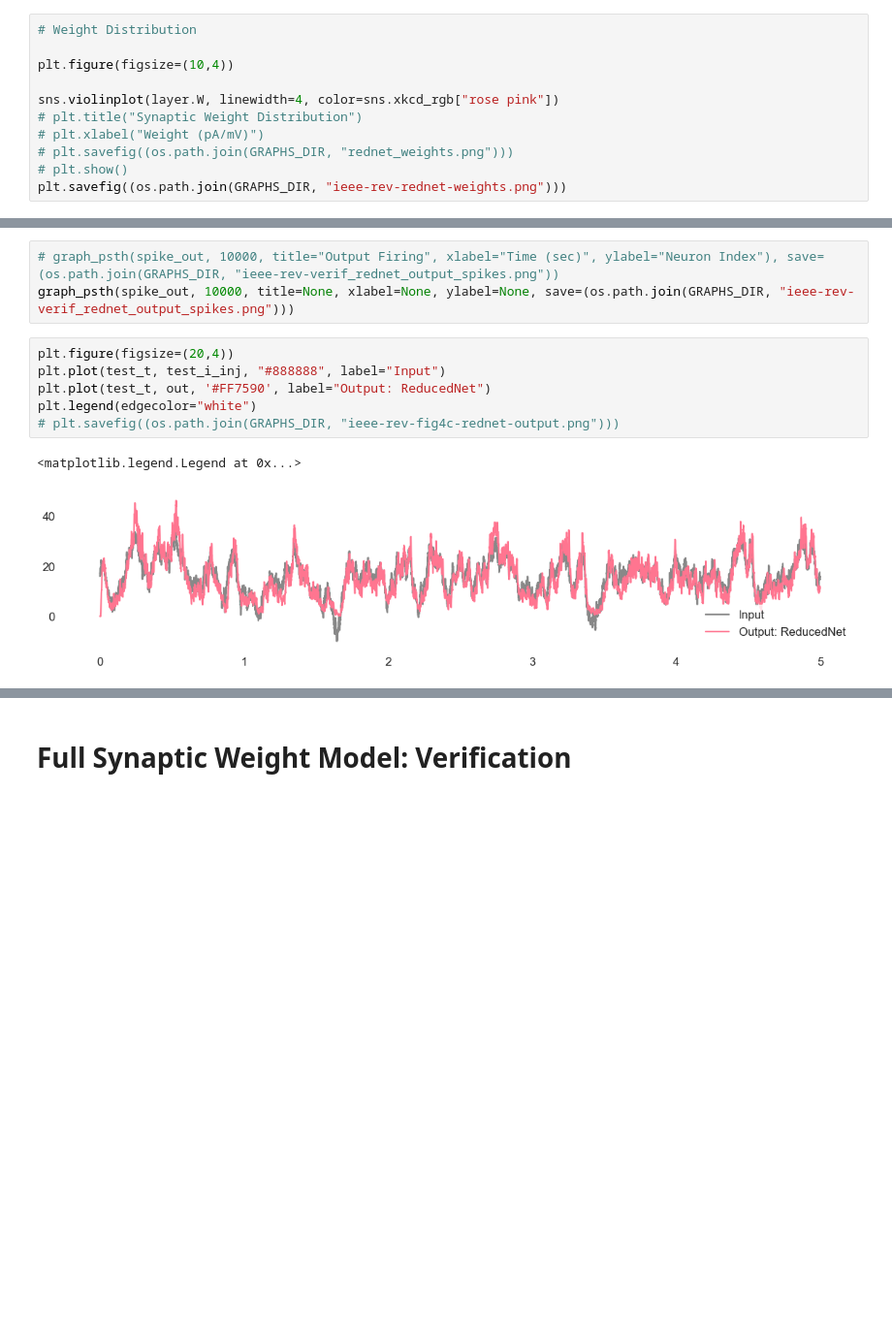
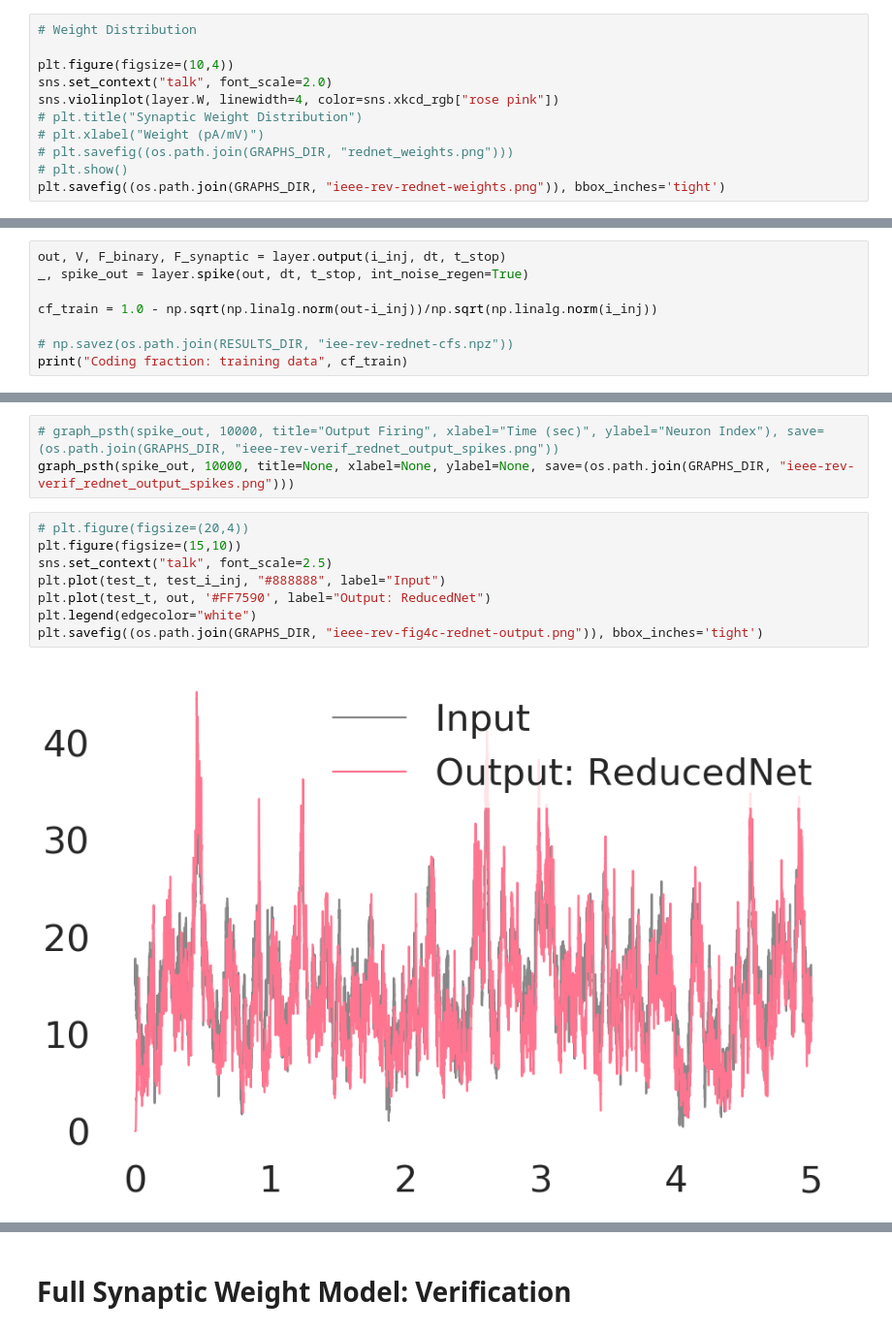
Before and after one commit to nsbspl/async-spike-propagation, a Jupyter notebook: main.ipynb, the cells around one changed output, grey strips where cells are left out. Shown at 97% size. Cells and saved outputs as stored; diff of their text form; blank space fills up the shorter version.

```diff
--- a/main.ipynb
+++ b/main.ipynb
@@ -153,11 +150,11 @@ else:
 # Weight Distribution
 
 plt.figure(figsize=(10,4))
-
+sns.set_context("talk", font_scale=2.0)
 sns.violinplot(layer.W, linewidth=4, color=sns.xkcd_rgb["rose pink"])
 # plt.title("Synaptic Weight Distribution")
 # plt.xlabel("Weight (pA/mV)")
 # plt.savefig((os.path.join(GRAPHS_DIR, "rednet_weights.png")))
 # plt.show()
-plt.savefig((os.path.join(GRAPHS_DIR, "ieee-rev-rednet-weights.png")))
+plt.savefig((os.path.join(GRAPHS_DIR, "ieee-rev-rednet-weights.png")), bbox_inches='tight')
 # %% [output]
@@ -175,0 +169,8 @@ layer.W.shape
+# %%
+out, V, F_binary, F_synaptic = layer.output(i_inj, dt, t_stop)
+_, spike_out = layer.spike(out, dt, t_stop, int_noise_regen=True)
+
+cf_train = 1.0 - np.sqrt(np.linalg.norm(out-i_inj))/np.sqrt(np.linalg.norm(i_inj))
+
+# np.savez(os.path.join(RESULTS_DIR, "iee-rev-rednet-cfs.npz"))
+print("Coding fraction: training data", cf_train)
@@ -202,14 +207,15 @@ graph_psth(F_binary, 10000, title=None, xlabel=None, ylabel=None, save=(os.path.
 # graph_psth(spike_out, 10000, title="Output Firing", xlabel="Time (sec)", ylabel="Neuron Index"), save=(os.path.join(GRAPHS_DIR, "ieee-rev-verif_rednet_output_spikes.png"))
 graph_psth(spike_out, 10000, title=None, xlabel=None, ylabel=None, save=(os.path.join(GRAPHS_DIR, "ieee-rev-verif_rednet_output_spikes.png")))
 # %%
-plt.figure(figsize=(20,4))
+# plt.figure(figsize=(20,4))
+plt.figure(figsize=(15,10))
+sns.set_context("talk", font_scale=2.5)
 plt.plot(test_t, test_i_inj, "#888888", label="Input")
 plt.plot(test_t, out, '#FF7590', label="Output: ReducedNet")
 plt.legend(edgecolor="white")
-# plt.savefig((os.path.join(GRAPHS_DIR, "ieee-rev-fig4c-rednet-output.png")))
+plt.savefig((os.path.join(GRAPHS_DIR, "ieee-rev-fig4c-rednet-output.png")), bbox_inches='tight')
 # %% [output]
-<matplotlib.legend.Legend at 0x...>
-[figure, old version]
+[figure, new version]
 # %%
 # sns.set(style="white")
 # sns.set_context("talk", font_scale=1.5)
```
Also changed, not shown: parts of 30 cells of this notebook.
